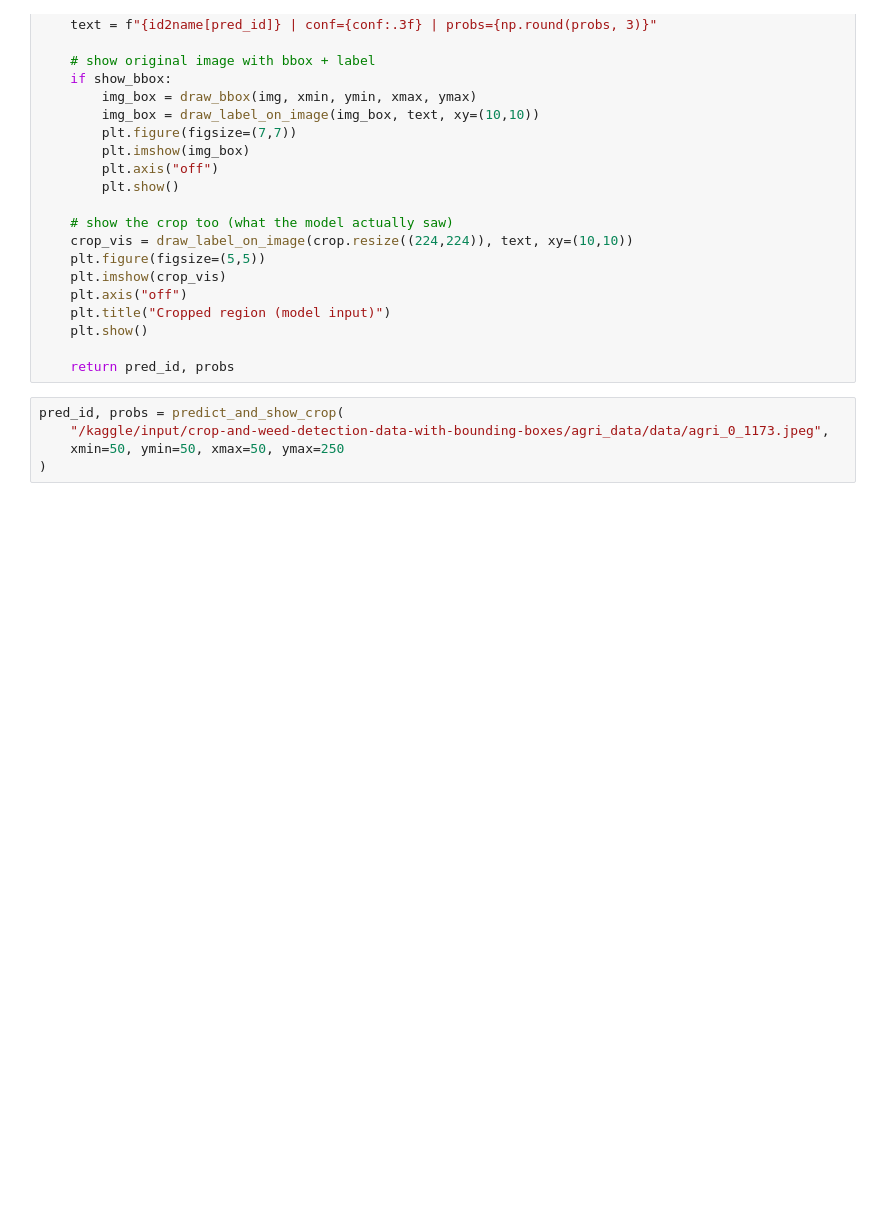
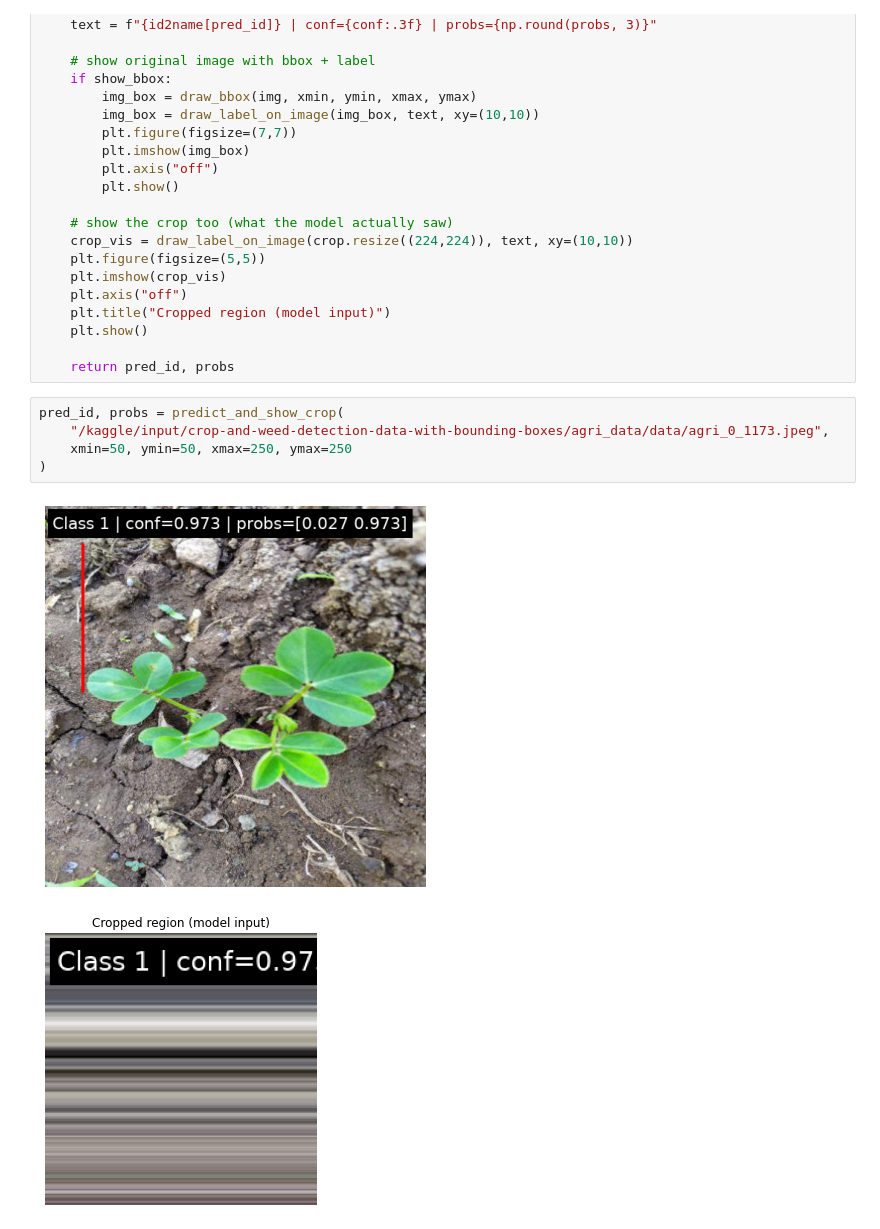
Before and after one commit to WePsychology/AI-Weed-Detection, a Jupyter notebook: ai-weed-detection.ipynb, the cells around one changed output. Saved outputs shown, nothing was run; the diff lists cells and outputs as text; blank space fills up the shorter version.

```diff
--- a/ai-weed-detection.ipynb
+++ b/ai-weed-detection.ipynb
@@ -790,5 +890,8 @@ def predict_and_show_crop(img_path, xmin, ymin, xmax, ymax, show_bbox=True):
 # %%
 pred_id, probs = predict_and_show_crop(
     "/kaggle/input/crop-and-weed-detection-data-with-bounding-boxes/agri_data/data/agri_0_1173.jpeg",
-    xmin=50, ymin=50, xmax=50, ymax=250
+    xmin=50, ymin=50, xmax=250, ymax=250
 )
+# %% [output]
+[figure, added]
+[figure, added]
```
Also changed, not shown: parts of 19 cells of this notebook.
